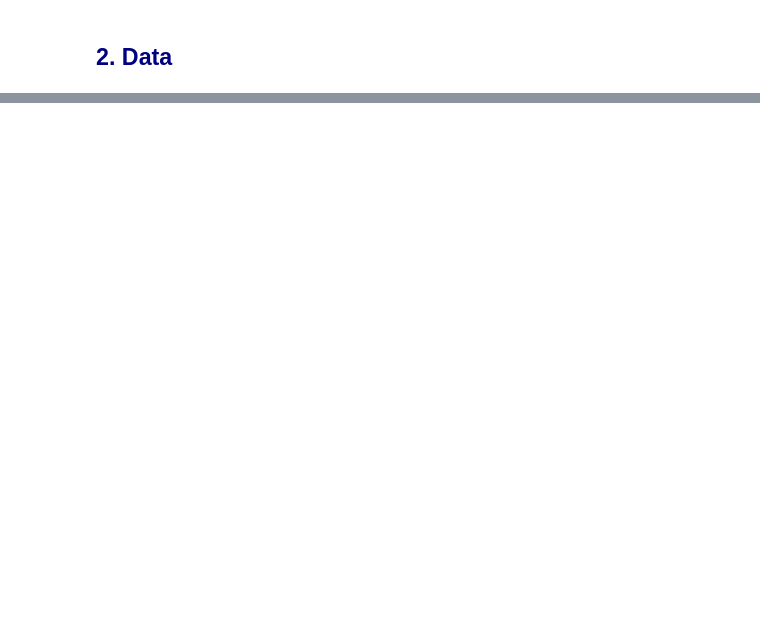
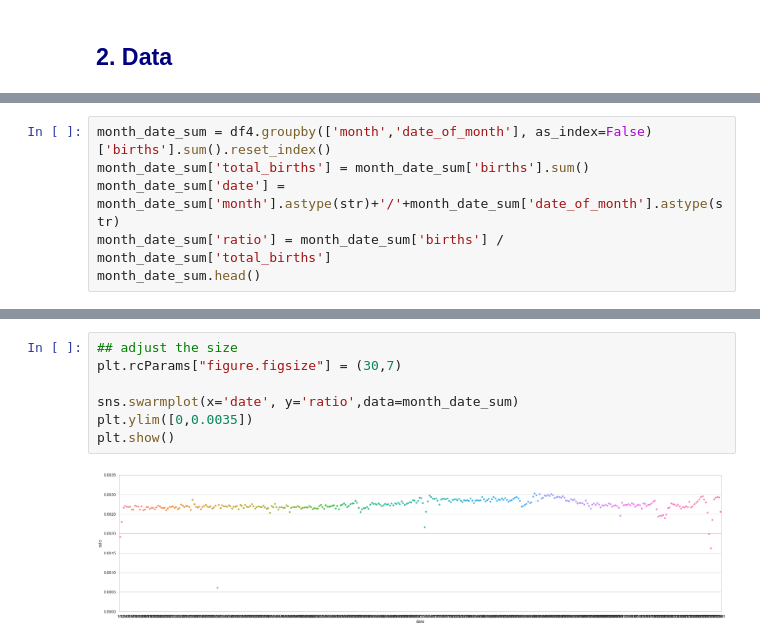
Before and after one commit to cltwlltd/Birth_Date_Prediction_by_State, a Jupyter notebook: Project2 Machine Learning Application.ipynb, the cells around one changed output, grey strips where cells are left out. Cells and saved outputs as stored; diff of their text form; blank space fills up the shorter version.

```diff
--- a/Project2 Machine Learning Application.ipynb
+++ b/Project2 Machine Learning Application.ipynb
@@ -30,0 +396,6 @@ I will use linear regression with lasso and ridge method. The reason being I do
+# %%
+month_date_sum = df4.groupby(['month','date_of_month'], as_index=False)['births'].sum().reset_index()
+month_date_sum['total_births'] = month_date_sum['births'].sum()
+month_date_sum['date'] = month_date_sum['month'].astype(str)+'/'+month_date_sum['date_of_month'].astype(str)
+month_date_sum['ratio'] = month_date_sum['births'] / month_date_sum['total_births']
+month_date_sum.head()
@@ -30,0 +409,9 @@ I will use linear regression with lasso and ridge method. The reason being I do
+# %%
+## adjust the size
+plt.rcParams["figure.figsize"] = (30,7)
+
+sns.swarmplot(x='date', y='ratio',data=month_date_sum)
+plt.ylim([0,0.0035])
+plt.show()
+# %% [output]
+[figure, added]
```
Also changed, not shown: parts of 94 cells of this notebook, 3 other files.
